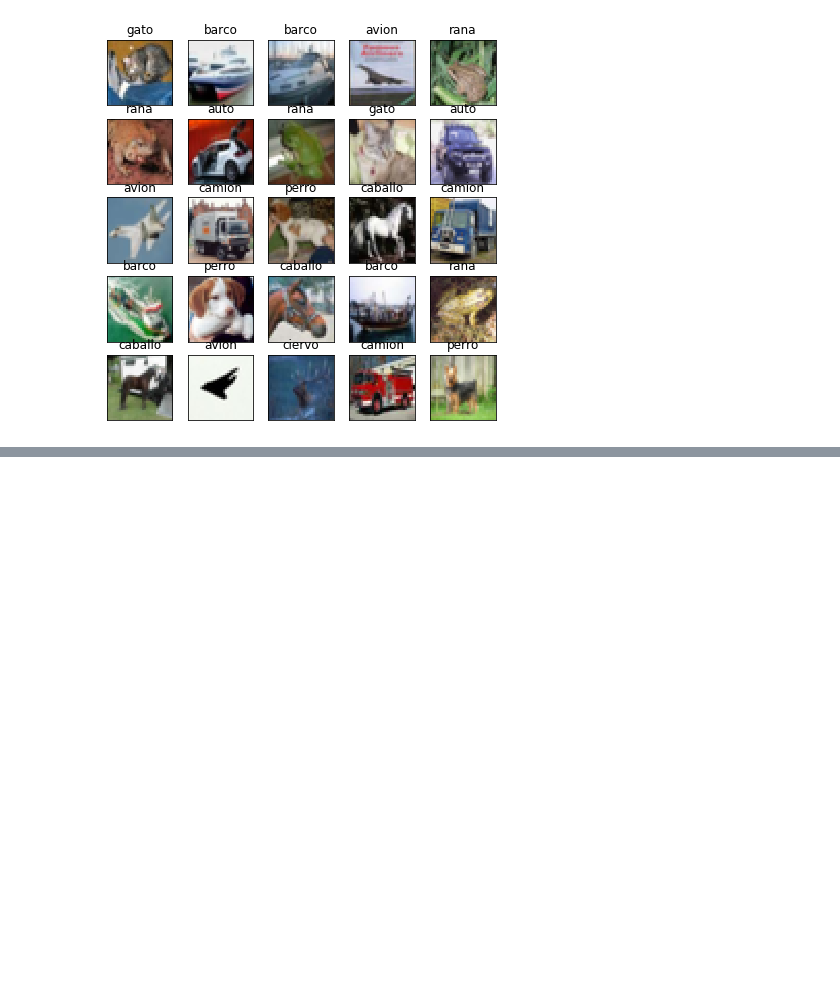
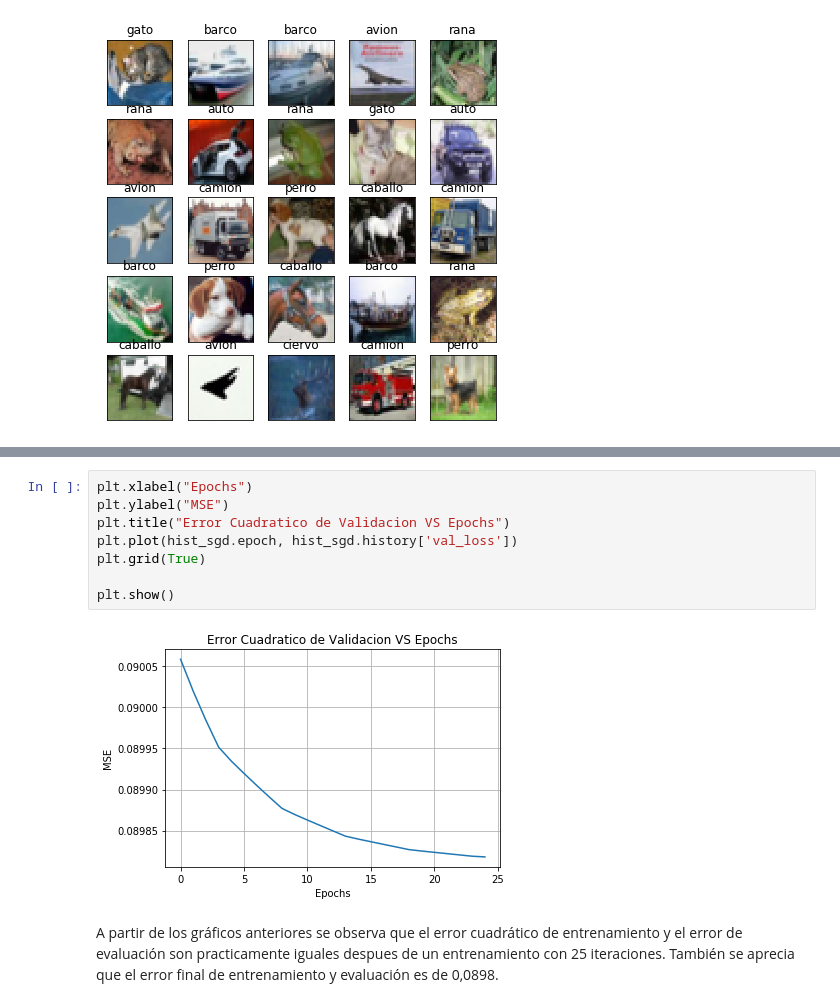
Before and after one commit to jeremyisai93/tarea2-RN, a Jupyter notebook: Pregunta 1.ipynb, the cells around one changed output, grey strips where cells are left out. Saved outputs shown, nothing was run; the diff lists cells and outputs as text; blank space fills up the shorter version.

```diff
--- a/Pregunta 1.ipynb
+++ b/Pregunta 1.ipynb
@@ -141,0 +170,13 @@ Epoch 25/25
+# %%
+plt.xlabel("Epochs")
+plt.ylabel("MSE")
+plt.title("Error Cuadratico de Validacion VS Epochs")
+plt.plot(hist_sgd.epoch, hist_sgd.history['val_loss'])
+plt.grid(True)
+
+plt.show()
+# %% [output]
+[figure, added]
+# %% [markdown]
+A partir de los gráficos anteriores se observa que el error cuadrático de entrenamiento y el error de evaluación son practicamente iguales despues de un entrenamiento con 25 iteraciones.
+También se aprecia que el error final de entrenamiento y evaluación es de 0,0898.
```
Also changed, not shown: parts of 43 cells of this notebook.
